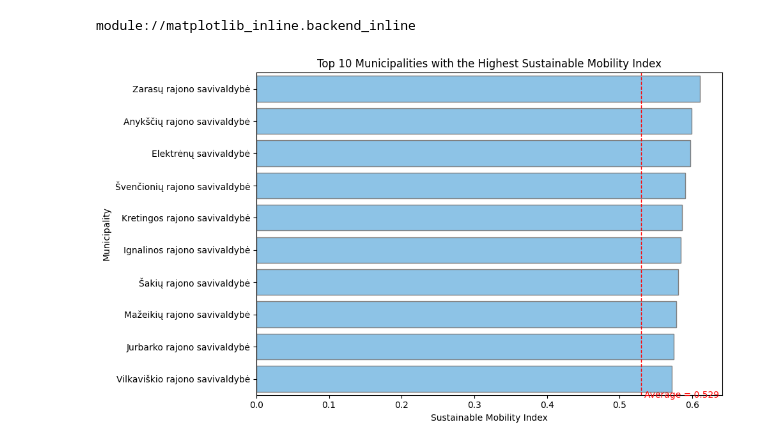
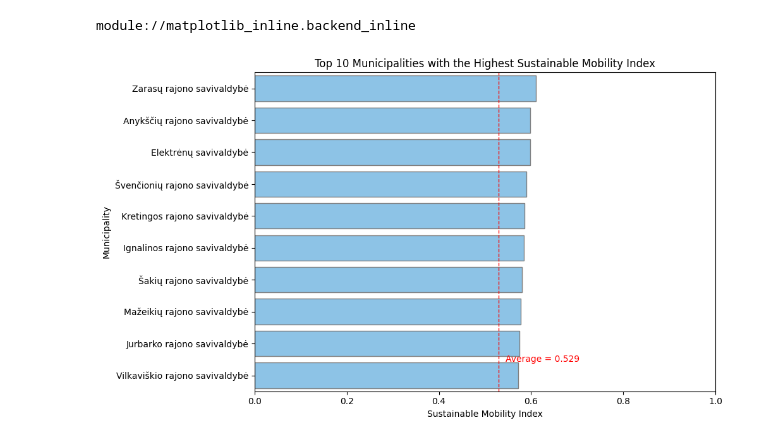
Before and after one commit to kimberlykreiss/sustainable_mobility_index_LTU, a Jupyter notebook: sustainable-mobility-index.ipynb, the cells around one changed output. Saved outputs shown, nothing was run; the diff lists cells and outputs as text; code cells hidden in the pictures.

```diff
--- a/sustainable-mobility-index.ipynb
+++ b/sustainable-mobility-index.ipynb
@@ -264,37 +241,37 @@ module://matplotlib_inline.backend_inline
 # ------------------------------------------------------------------
 top10 = (
     lt_synthetic_long_mean_wide
-      .nlargest(10, 'sustainable_mobility_index')
-      .reset_index()
+    .nlargest(10, 'sustainable_mobility_index')
+    .reset_index()
 )
 overall_avg = lt_synthetic_long_mean_wide['sustainable_mobility_index'].mean()
 
 # ------------------------------------------------------------------
 # draw the figure
 # ------------------------------------------------------------------
 fig, ax = plt.subplots(figsize=(10, 6))
 sns.barplot(
     data=top10,
     y='municipality',
     x='sustainable_mobility_index',
     color='#7ec6f5',
     edgecolor='grey',
     ax=ax
 )
 
 ax.axvline(overall_avg, color='red', linestyle='--', linewidth=1)
-ax.text(overall_avg + 0.005, len(top10) - 0.5,
+ax.text(overall_avg + 0.015, len(top10) - 1.5,
         f'Average = {overall_avg:.3f}',
         color='red', va='center')
 
 ax.set_title('Top 10 Municipalities with the Highest Sustainable Mobility Index')
 ax.set_xlabel('Sustainable Mobility Index')
 ax.set_ylabel('Municipality')
 
 fig.tight_layout()
 fig.savefig('sustainable-mobility-index-top-10.png',
             dpi=300, bbox_inches='tight', facecolor='white')
-
+plt.xlim(0, 1)
 plt.show()
 # %% [output]
-[figure, old version]
+[figure, new version]
```
Also changed, not shown: parts of 10 cells of this notebook, 4 other files.
